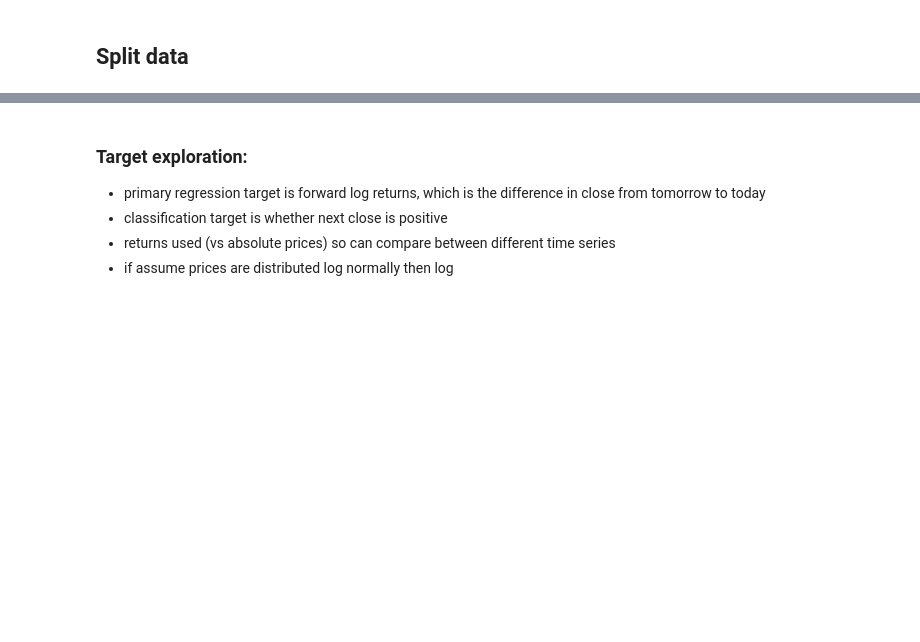
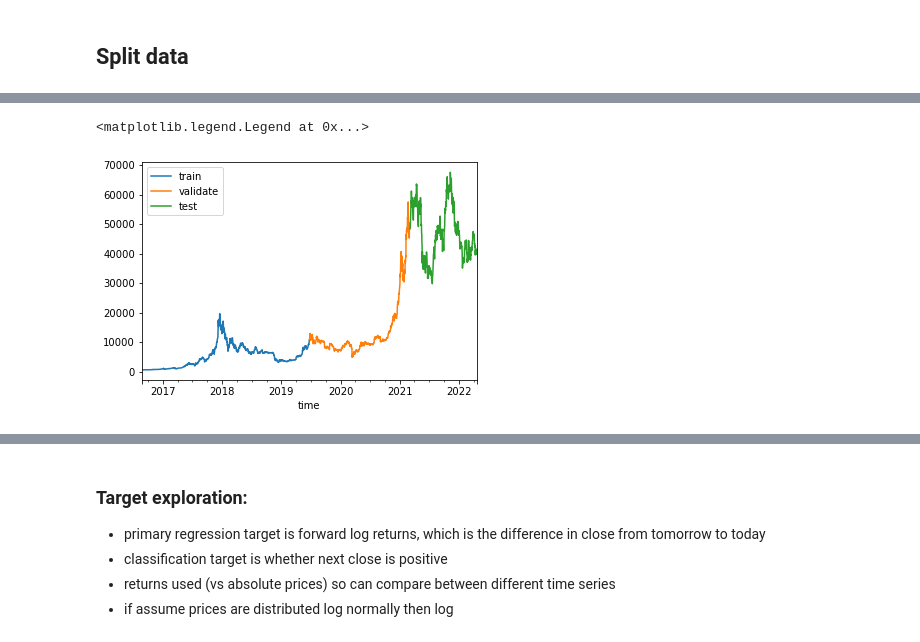
Before and after one commit to jesse-d-marder/personal-codeup-project, a Jupyter notebook: explore.ipynb, the cells around one changed output, grey strips where cells are left out. Drawn from its saved outputs; the diff is of its cells as text; code cells hidden in the pictures; blank space fills up the shorter version.

```diff
--- a/explore.ipynb
+++ b/explore.ipynb
@@ -137,0 +189,8 @@ test = btc[validate_end_index : ]
+# %%
+train.close.plot(label='train')
+validate.close.plot(label='validate')
+test.close.plot(label='test')
+plt.legend()
+# %% [output]
+<matplotlib.legend.Legend at 0x...>
+[figure, added]
```
Also changed, not shown: parts of 62 cells of this notebook.
